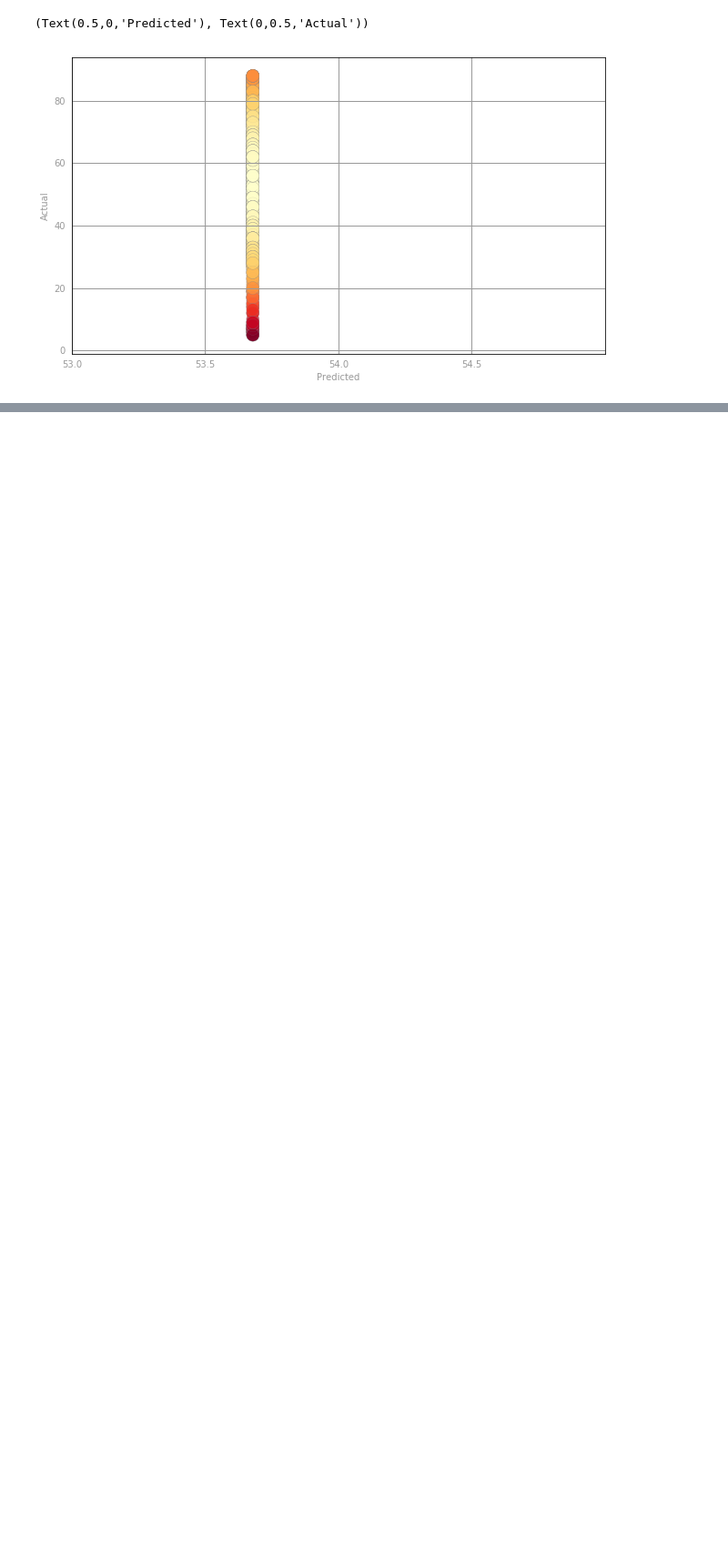
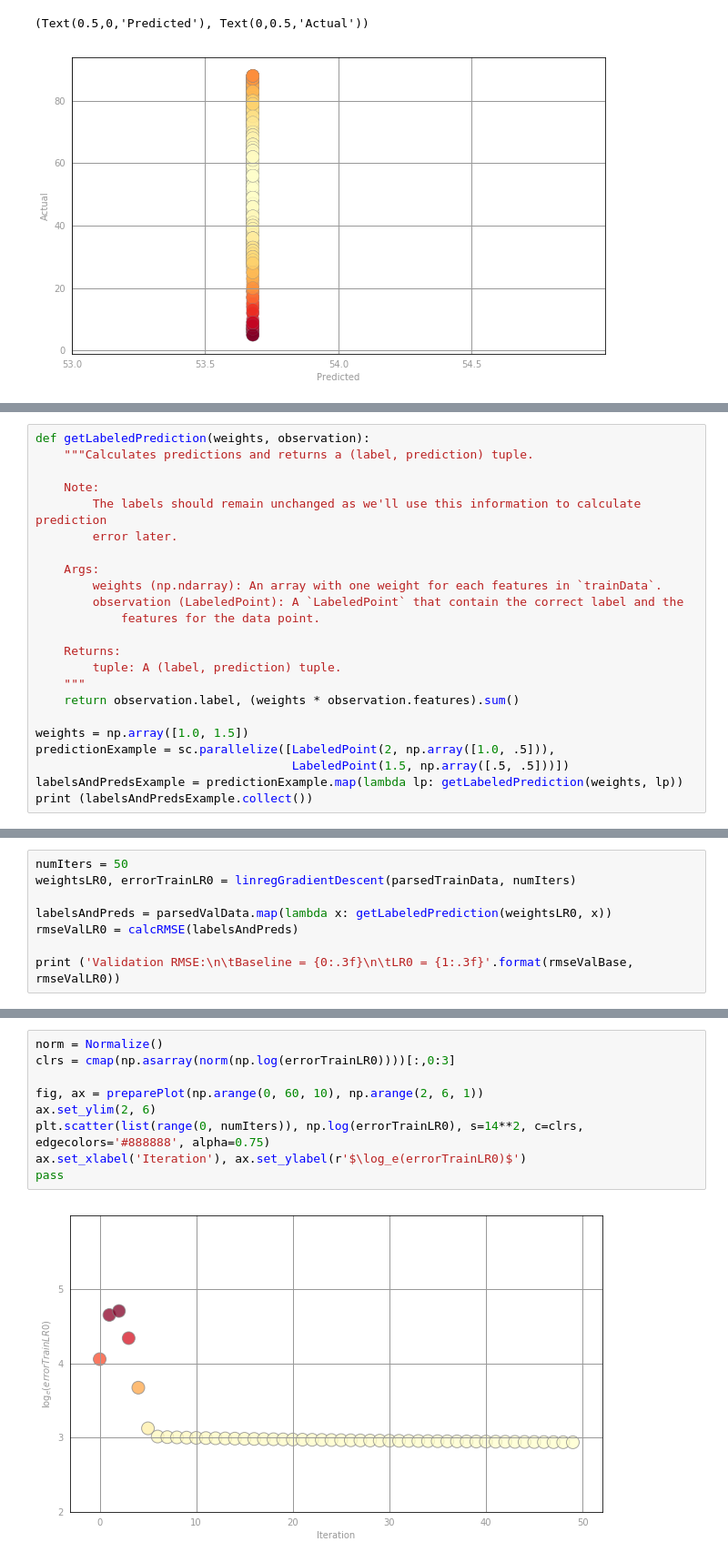
Before and after one commit to rafaelpezzuto/BIGDATA2018, a Jupyter notebook: ATIVIDADE03/Lab02.ipynb, the cells around one changed output, grey strips where cells are left out. Shown at 91% size. Drawn from its saved outputs; the diff is of its cells as text; blank space fills up the shorter version.

```diff
--- a/ATIVIDADE03/Lab02.ipynb
+++ b/ATIVIDADE03/Lab02.ipynb
@@ -280,0 +319,23 @@ ax.set_xlabel('Predicted'), ax.set_ylabel('Actual')
+# %%
+def getLabeledPrediction(weights, observation):
+    """Calculates predictions and returns a (label, prediction) tuple.
+
+    Note:
+        The labels should remain unchanged as we'll use this information to calculate prediction
+        error later.
+
+    Args:
+        weights (np.ndarray): An array with one weight for each features in `trainData`.
+        observation (LabeledPoint): A `LabeledPoint` that contain the correct label and the
+            features for the data point.
+
+    Returns:
+        tuple: A (label, prediction) tuple.
+    """
+    return observation.label, (weights * observation.features).sum()
+
+weights = np.array([1.0, 1.5])
+predictionExample = sc.parallelize([LabeledPoint(2, np.array([1.0, .5])),
+                                    LabeledPoint(1.5, np.array([.5, .5]))])
+labelsAndPredsExample = predictionExample.map(lambda lp: getLabeledPrediction(weights, lp))
+print (labelsAndPredsExample.collect())
@@ -280,0 +413,8 @@ ax.set_xlabel('Predicted'), ax.set_ylabel('Actual')
+# %%
+numIters = 50
+weightsLR0, errorTrainLR0 = linregGradientDescent(parsedTrainData, numIters)
+
+labelsAndPreds = parsedValData.map(lambda x: getLabeledPrediction(weightsLR0, x))
+rmseValLR0 = calcRMSE(labelsAndPreds)
+
+print ('Validation RMSE:\n\tBaseline = {0:.3f}\n\tLR0 = {1:.3f}'.format(rmseValBase, rmseValLR0))
@@ -280,0 +433,11 @@ ax.set_xlabel('Predicted'), ax.set_ylabel('Actual')
+# %%
+norm = Normalize()
+clrs = cmap(np.asarray(norm(np.log(errorTrainLR0))))[:,0:3]
+
+fig, ax = preparePlot(np.arange(0, 60, 10), np.arange(2, 6, 1))
+ax.set_ylim(2, 6)
+plt.scatter(list(range(0, numIters)), np.log(errorTrainLR0), s=14**2, c=clrs, edgecolors='#888888', alpha=0.75)
+ax.set_xlabel('Iteration'), ax.set_ylabel(r'$\log_e(errorTrainLR0)$')
+pass
+# %% [output]
+[figure, added]
```
Also changed, not shown: parts of 10 cells of this notebook.
